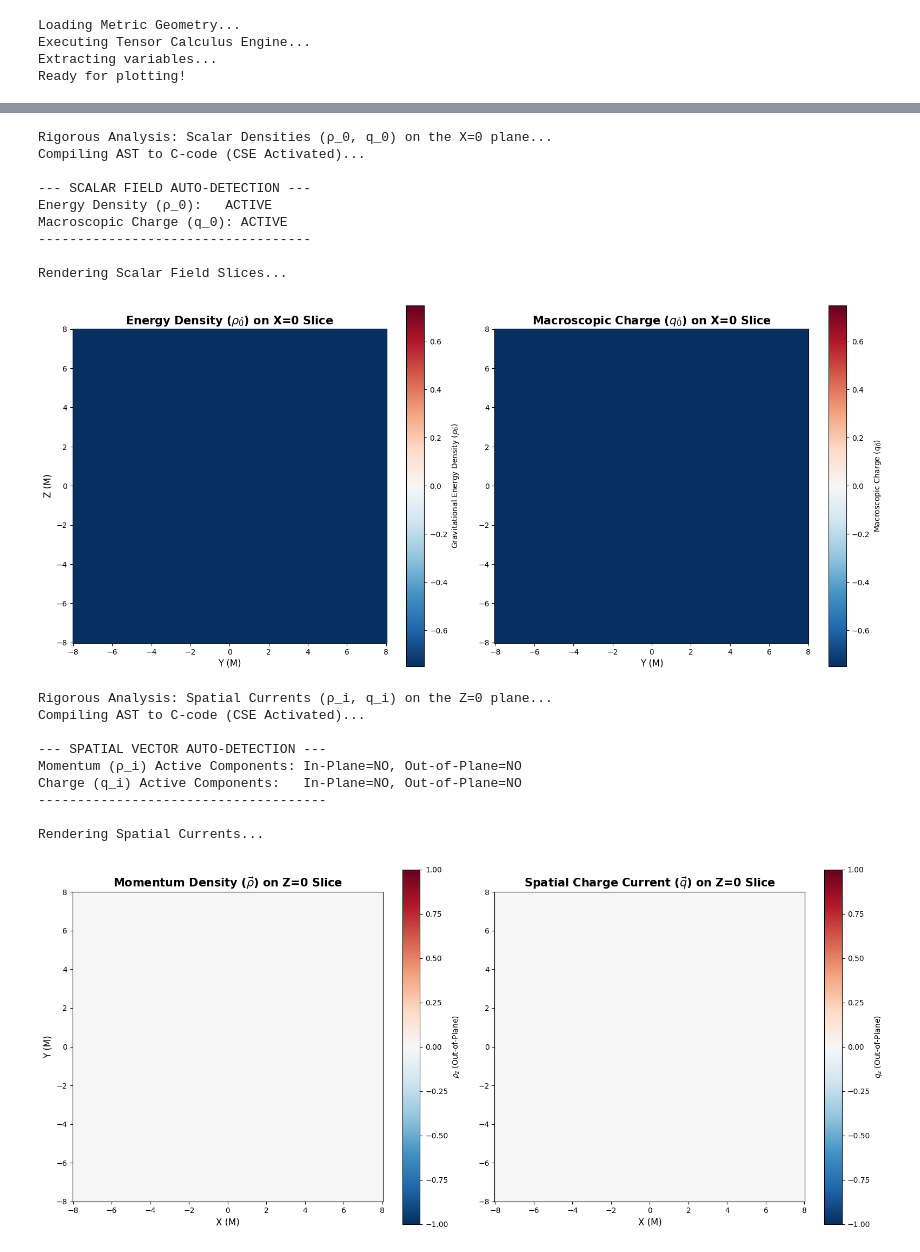
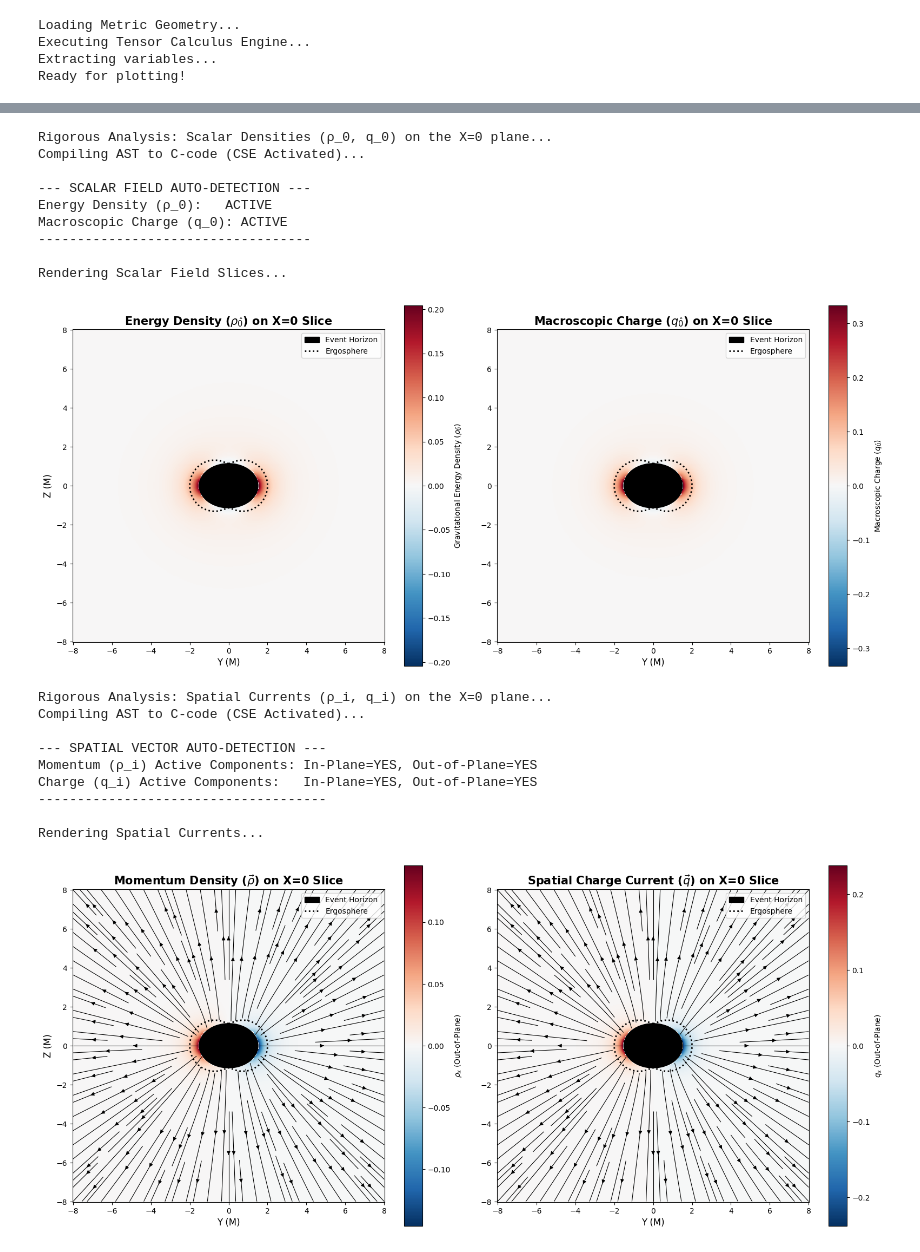
Before and after one commit to 1Aadi0/bbh-gem, a Jupyter notebook: notebooks/modular.ipynb, the cells around one changed output, grey strips where cells are left out. Cells and saved outputs as stored; diff of their text form; code cells hidden in the pictures.

```diff
--- a/notebooks/modular.ipynb
+++ b/notebooks/modular.ipynb
@@ -19,7 +19,7 @@ from Testsymbolicengine import (
 
 # 3. Load the geometry
 print("Loading Metric Geometry...")
-metric_data = get_flrw_cartesian() # Load Kerr-Schild!
+metric_data = get_schwarzschild_isotropic()  # Change this to load different metrics as needed
 
 # 4. Execute the engine
 print("Executing Tensor Calculus Engine...")
@@ -1562,7 +1562,7 @@ Macroscopic Charge (q_0): ACTIVE
 -----------------------------------
 
 Rendering Scalar Field Slices...
-[figure, old version]
+[figure, new version]
 # %%
 def plot_spatial_currents_cartesian(rho_hat, q_hat, slice_axis, x_sym, y_sym, z_sym, param_dict, horizon_radius):
     print(f"Rigorous Analysis: Spatial Currents (\u03c1_i, q_i) on the {slice_axis}=0 plane...")
@@ -1846,7 +1846,7 @@ def plot_spatial_currents_spherical(rho_hat, q_hat, r_sym, theta_sym, param_dict
 # MODULE 6: SPATIAL CURRENTS (rho_i, q_i)
 # ==========================================
 
-SLICE_PLANE = 'Z' # Slice the Cartesian geometry (X, Y, or Z)
+SLICE_PLANE = 'X' # Slice the Cartesian geometry (X, Y, or Z)
 
 m_val = 1.0
 q_val = 0.8
@@ -1857,37 +1857,37 @@ param_dict = {}
 if M is not None: param_dict[M] = m_val
 if Q is not None: param_dict[Q] = q_val
 if a is not None: param_dict[a] = a_val
 if Qm is not None: param_dict[Qm] = qm_val
 if syms.get('a_t') is not None:
     param_dict[syms['a_t']] = 1.0
     param_dict[sp.diff(syms['a_t'], syms['t'])] = 0.5
 
 if x is not None:
     if a is not None: horizon_r = m_val + np.sqrt(m_val**2 - a_val**2)
     elif Q is not None: horizon_r = 0.5 * np.sqrt(m_val**2 - q_val**2)
     elif M is None: horizon_r = None
     else: horizon_r = m_val / 2.0
 
     plot_spatial_currents_cartesian(rho_hat, q_hat, SLICE_PLANE, x, y, z, param_dict, horizon_radius=horizon_r)
 
 else:
     if a is not None: horizon_r = m_val + np.sqrt(m_val**2 - a_val**2)
     elif Q is not None: horizon_r = m_val + np.sqrt(m_val**2 - q_val**2)
     elif Qm is not None: horizon_r = 1.62 * m_val
     else: horizon_r = 2.0 * m_val
 
     plot_spatial_currents_spherical(rho_hat, q_hat, r, theta, param_dict, horizon_radius=horizon_r)
 # %% [output]
-Rigorous Analysis: Spatial Currents (ρ_i, q_i) on the Z=0 plane...
+Rigorous Analysis: Spatial Currents (ρ_i, q_i) on the X=0 plane...
 Compiling AST to C-code (CSE Activated)...
 
 --- SPATIAL VECTOR AUTO-DETECTION ---
-Momentum (ρ_i) Active Components: In-Plane=NO, Out-of-Plane=NO
-Charge (q_i) Active Components:   In-Plane=NO, Out-of-Plane=NO
+Momentum (ρ_i) Active Components: In-Plane=YES, Out-of-Plane=YES
+Charge (q_i) Active Components:   In-Plane=YES, Out-of-Plane=YES
 -------------------------------------
 
 Rendering Spatial Currents...
-[figure, old version]
+[figure, new version]
 # %%
 def plot_energy_currents_cartesian_s0j0(s_hat, j_hat, slice_axis, x_sym, y_sym, z_sym, param_dict, horizon_radius):
     print(f"Rigorous Analysis: Energy Currents (s, j) on the {slice_axis}=0 plane...")
```
Also changed, not shown: parts of 9 cells of this notebook.
